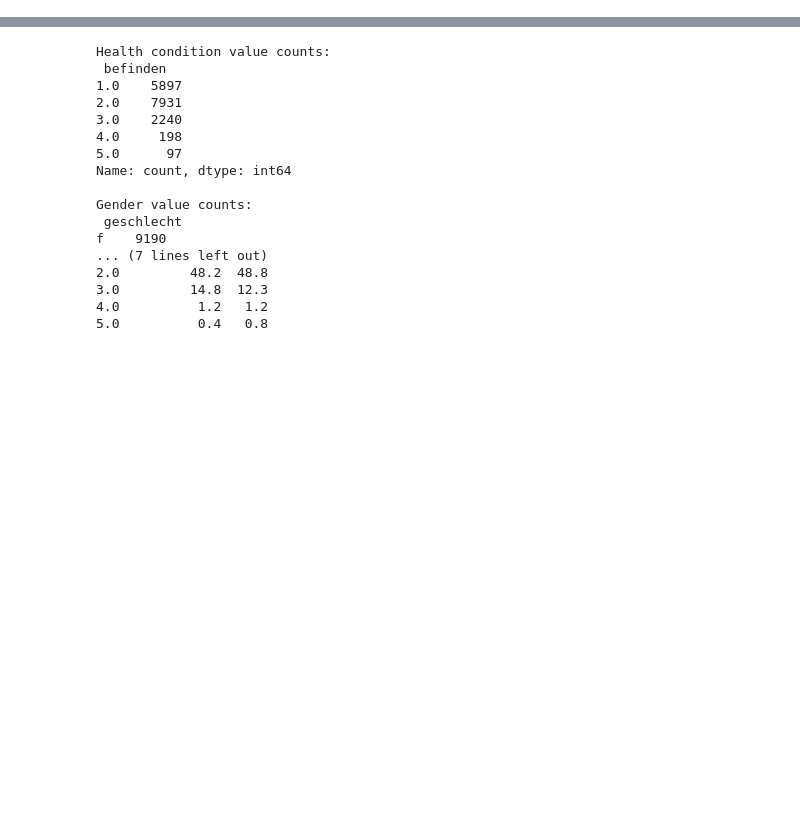
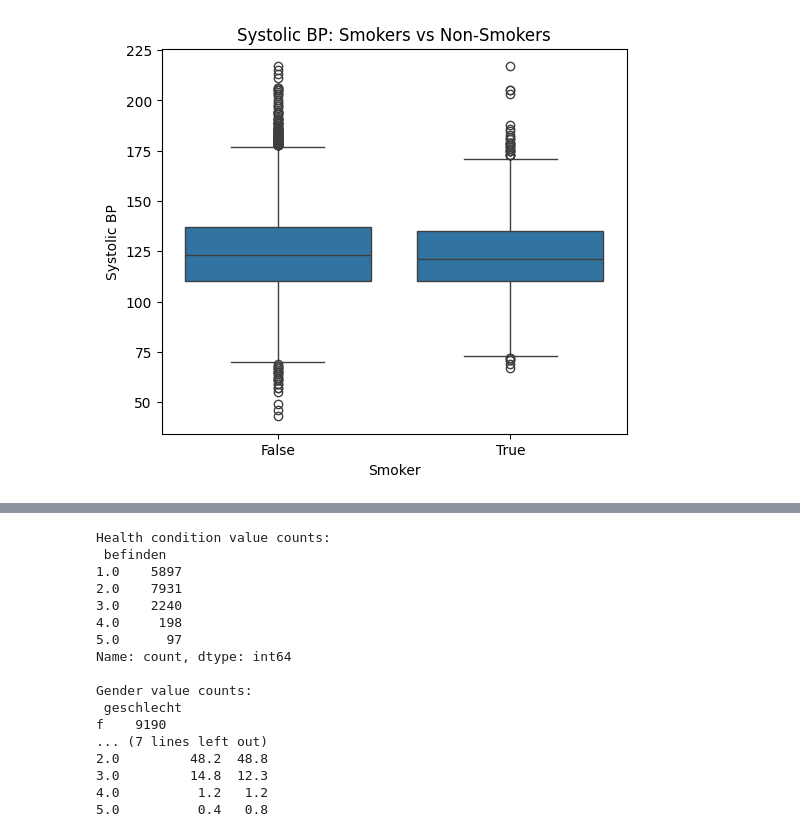
Before and after one commit to bcrohit/case-study, a Jupyter notebook: notebooks/eda.ipynb, the cells around one changed output, grey strips where cells are left out. Cells and saved outputs as stored; diff of their text form; code cells hidden in the pictures; blank space fills up the shorter version.

```diff
--- a/notebooks/eda.ipynb
+++ b/notebooks/eda.ipynb
@@ -11,0 +130,10 @@ data['age'] = 2006 - data['geburtsjahr']
+# %%
+# Smokers vs Non-Smokers (Behavioral Insight)
+plt.figure(figsize=(6,5))
+sns.boxplot(data=df, x='raucher', y='messwert_bp_sys')
+plt.title('Systolic BP: Smokers vs Non-Smokers')
+plt.xlabel('Smoker')
+plt.ylabel('Systolic BP')
+plt.show()
+# %% [output]
+[figure, added]
```
Also changed, not shown: parts of 19 cells of this notebook.
